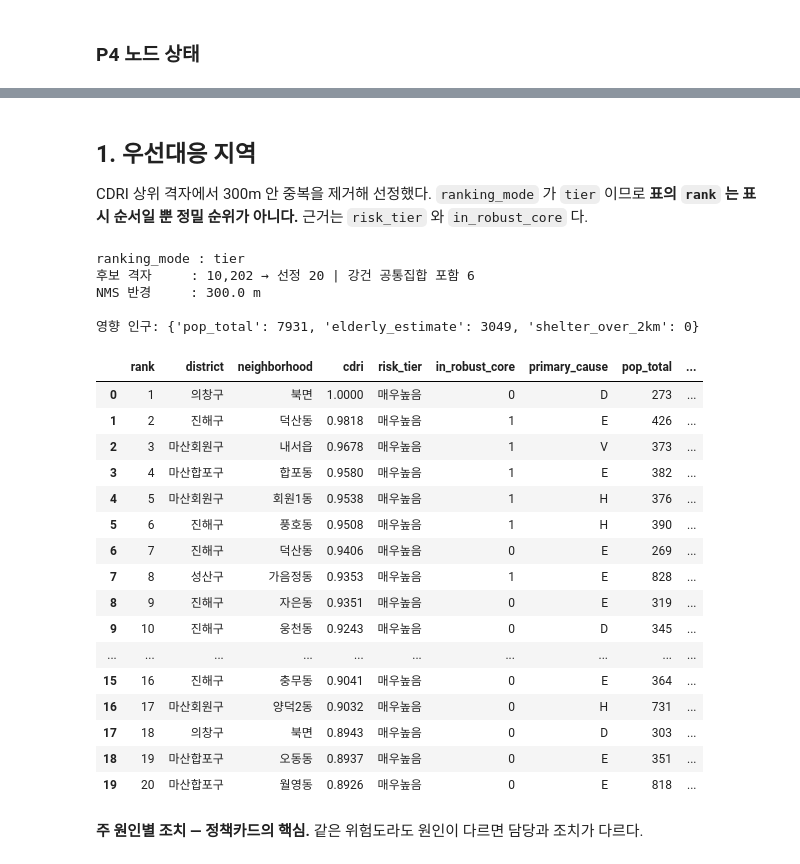
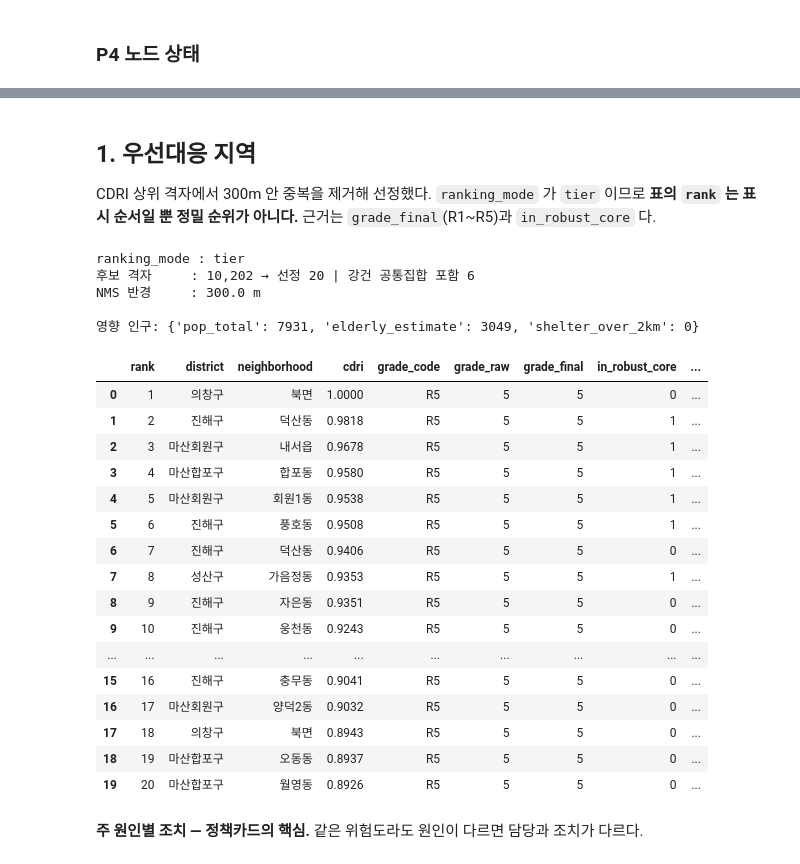
Before and after one commit to JaeHong-Jang/Changwon-, a Jupyter notebook: notebooks/05_visualization.ipynb, the cells around one changed output, grey strips where cells are left out. Drawn from its saved outputs; the diff is of its cells as text; code cells hidden in the pictures.

```diff
--- a/notebooks/05_visualization.ipynb
+++ b/notebooks/05_visualization.ipynb
@@ -53,7 +53,7 @@ node_table(*GRAPH.select(phase='P4'))
 ## 1. 우선대응 지역
 
 CDRI 상위 격자에서 300m 안 중복을 제거해 선정했다. `ranking_mode` 가 `tier` 이므로
-**표의 `rank` 는 표시 순서일 뿐 정밀 순위가 아니다.** 근거는 `risk_tier` 와 `in_robust_core` 다.
+**표의 `rank` 는 표시 순서일 뿐 정밀 순위가 아니다.** 근거는 `grade_final`(R1~R5)과 `in_robust_core` 다.
 # %%
 m8 = node_metrics("h08_top20_policy")
 print("ranking_mode :", m8["ranking_mode"])
@@ -70,26 +70,26 @@ NMS 반경     : 300.0 m
 영향 인구: {'pop_total': 7931, 'elderly_estimate': 3049, 'shelter_over_2km': 0}
 # %%
 top = pd.read_csv(TABLES / "top20.csv", encoding="utf-8-sig")
-top[["rank", "district", "neighborhood", "cdri", "risk_tier", "in_robust_core",
-     "primary_cause", "pop_total", "elderly_estimate", "shelter_dist_m"]]
+top[["rank", "district", "neighborhood", "cdri", "grade_code", "grade_raw", "grade_final",
+     "in_robust_core", "primary_cause", "pop_total", "elderly_estimate", "shelter_dist_m"]]
 # %% [output]
-|  | rank | district | neighborhood | cdri | risk_tier | in_robust_core | primary_cause | pop_total | ... |
-| 0 | 1 | 의창구 | 북면 | 1.0000 | 매우높음 | 0 | D | 273 | ... |
-| 1 | 2 | 진해구 | 덕산동 | 0.9818 | 매우높음 | 1 | E | 426 | ... |
-| 2 | 3 | 마산회원구 | 내서읍 | 0.9678 | 매우높음 | 1 | V | 373 | ... |
-| 3 | 4 | 마산합포구 | 합포동 | 0.9580 | 매우높음 | 1 | E | 382 | ... |
-| 4 | 5 | 마산회원구 | 회원1동 | 0.9538 | 매우높음 | 1 | H | 376 | ... |
-| 5 | 6 | 진해구 | 풍호동 | 0.9508 | 매우높음 | 1 | H | 390 | ... |
-| 6 | 7 | 진해구 | 덕산동 | 0.9406 | 매우높음 | 0 | E | 269 | ... |
-| 7 | 8 | 성산구 | 가음정동 | 0.9353 | 매우높음 | 1 | E | 828 | ... |
-| 8 | 9 | 진해구 | 자은동 | 0.9351 | 매우높음 | 0 | E | 319 | ... |
-| 9 | 10 | 진해구 | 웅천동 | 0.9243 | 매우높음 | 0 | D | 345 | ... |
+|  | rank | district | neighborhood | cdri | grade_code | grade_raw | grade_final | in_robust_core | ... |
+| 0 | 1 | 의창구 | 북면 | 1.0000 | R5 | 5 | 5 | 0 | ... |
+| 1 | 2 | 진해구 | 덕산동 | 0.9818 | R5 | 5 | 5 | 1 | ... |
+| 2 | 3 | 마산회원구 | 내서읍 | 0.9678 | R5 | 5 | 5 | 1 | ... |
+| 3 | 4 | 마산합포구 | 합포동 | 0.9580 | R5 | 5 | 5 | 1 | ... |
+| 4 | 5 | 마산회원구 | 회원1동 | 0.9538 | R5 | 5 | 5 | 1 | ... |
+| 5 | 6 | 진해구 | 풍호동 | 0.9508 | R5 | 5 | 5 | 1 | ... |
+| 6 | 7 | 진해구 | 덕산동 | 0.9406 | R5 | 5 | 5 | 0 | ... |
+| 7 | 8 | 성산구 | 가음정동 | 0.9353 | R5 | 5 | 5 | 1 | ... |
+| 8 | 9 | 진해구 | 자은동 | 0.9351 | R5 | 5 | 5 | 0 | ... |
+| 9 | 10 | 진해구 | 웅천동 | 0.9243 | R5 | 5 | 5 | 0 | ... |
 | ... | ... | ... | ... | ... | ... | ... | ... | ... | ... |
-| 15 | 16 | 진해구 | 충무동 | 0.9041 | 매우높음 | 0 | E | 364 | ... |
-| 16 | 17 | 마산회원구 | 양덕2동 | 0.9032 | 매우높음 | 0 | H | 731 | ... |
-| 17 | 18 | 의창구 | 북면 | 0.8943 | 매우높음 | 0 | D | 303 | ... |
-| 18 | 19 | 마산합포구 | 오동동 | 0.8937 | 매우높음 | 0 | E | 351 | ... |
-| 19 | 20 | 마산합포구 | 월영동 | 0.8926 | 매우높음 | 0 | E | 818 | ... |
+| 15 | 16 | 진해구 | 충무동 | 0.9041 | R5 | 5 | 5 | 0 | ... |
+| 16 | 17 | 마산회원구 | 양덕2동 | 0.9032 | R5 | 5 | 5 | 0 | ... |
+| 17 | 18 | 의창구 | 북면 | 0.8943 | R5 | 5 | 5 | 0 | ... |
+| 18 | 19 | 마산합포구 | 오동동 | 0.8937 | R5 | 5 | 5 | 0 | ... |
+| 19 | 20 | 마산합포구 | 월영동 | 0.8926 | R5 | 5 | 5 | 0 | ... |
 # %% [markdown]
 **주 원인별 조치 — 정책카드의 핵심.** 같은 위험도라도 원인이 다르면 담당과 조치가 다르다.
 # %%
```
Also changed, not shown: parts of 5 cells of this notebook, 21 other files.
